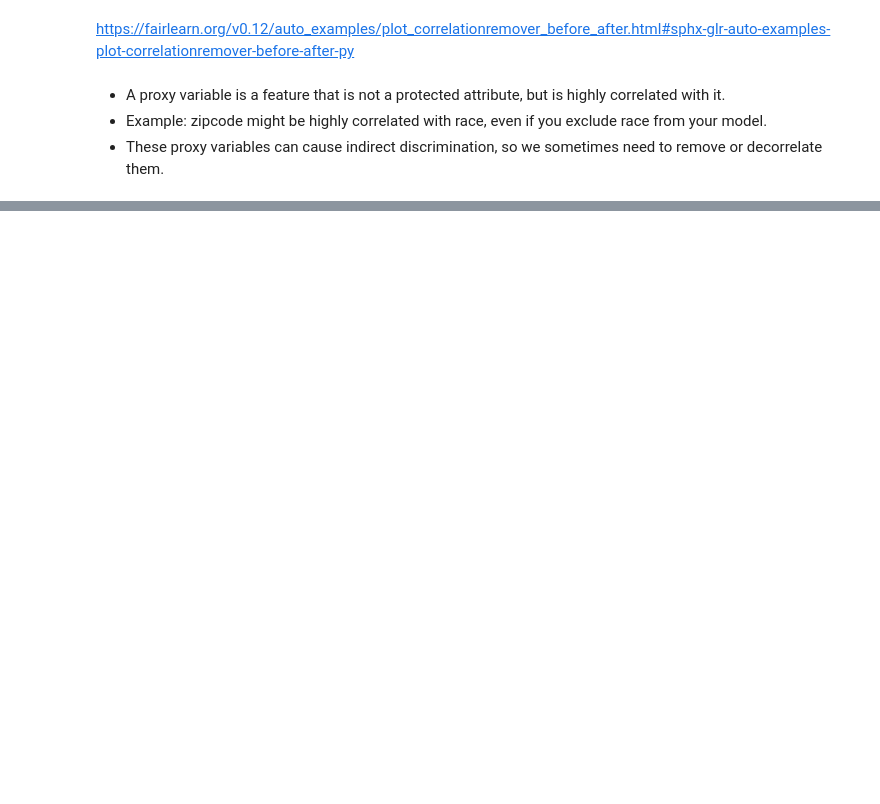
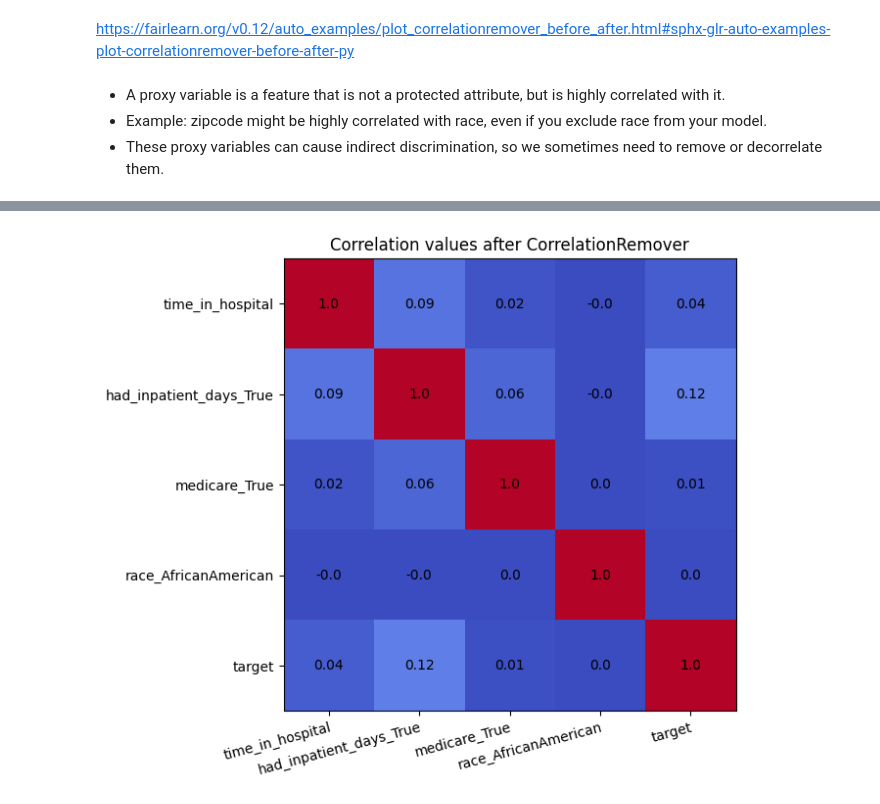
Before and after one commit to lidv94/bias-fairness, a Jupyter notebook: dev_fairlearn.ipynb, the cells around one changed output, grey strips where cells are left out. Cells and saved outputs as stored; diff of their text form; code cells hidden in the pictures; blank space fills up the shorter version.

```diff
--- a/dev_fairlearn.ipynb
+++ b/dev_fairlearn.ipynb
@@ -1708,0 +1682,4 @@ X_ohe
+# %%
+X_cr,X_cr_alpha = correlation_remover(X_ohe_subset = X_ohe.loc[:,['race_AfricanAmerican','time_in_hospital','had_inpatient_days_True','medicare_True']] ,
+                   protected_class = 'race_AfricanAmerican',
+                   alpha=0.5)
@@ -1708,0 +1725,6 @@ X_ohe
+# %%
+plot_heatmap_corr_rm(X_cr,
+                     y=y,
+                     title="Correlation values after CorrelationRemover")
+# %% [output]
+[figure, added]
```
Also changed, not shown: parts of 65 cells of this notebook, 1 other file.
